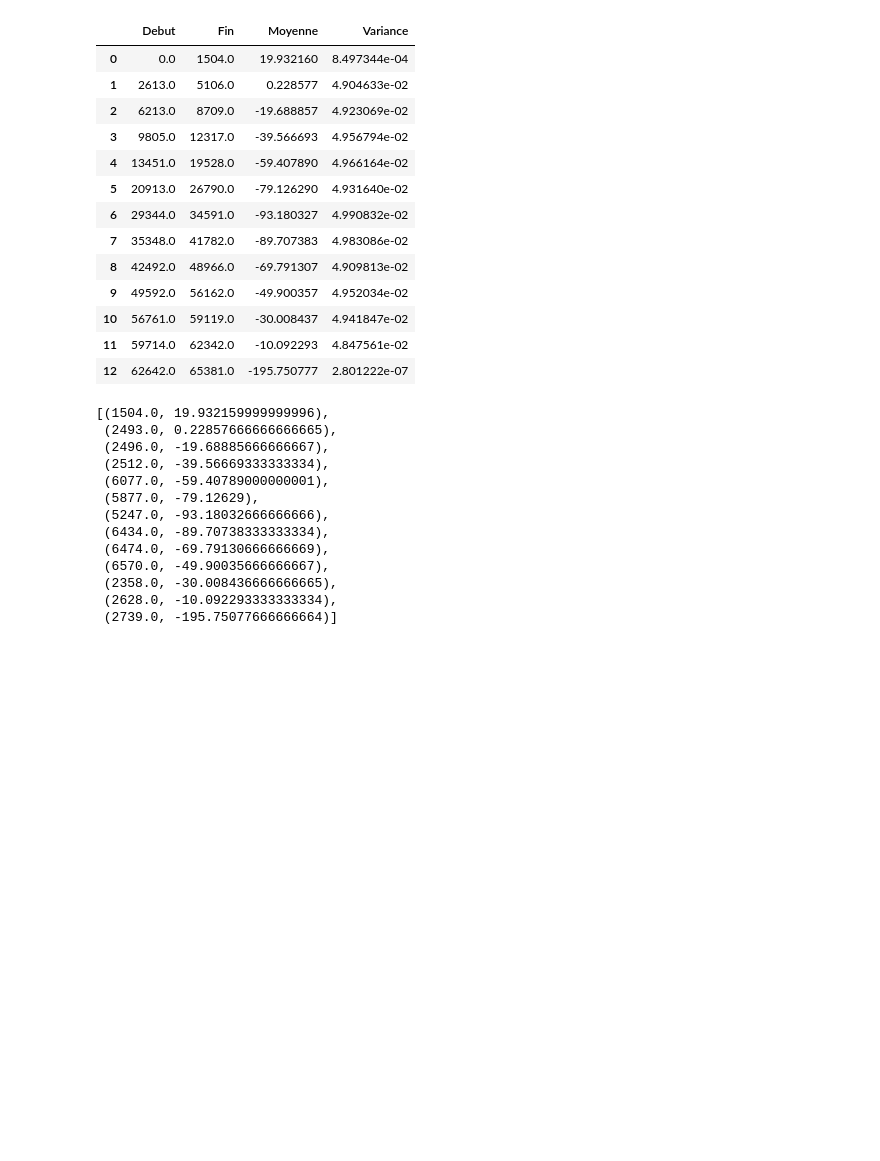
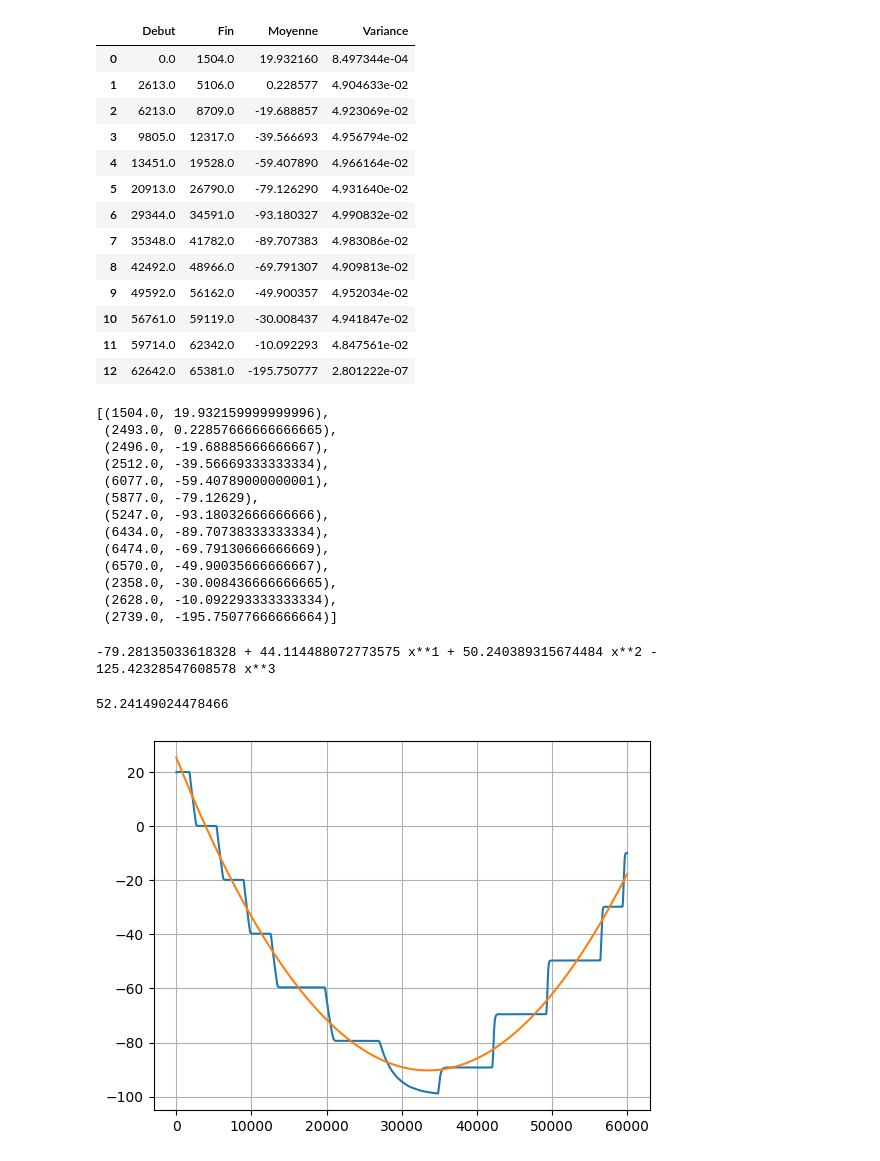
Before and after one commit to MatLD33/Projet-Info, a Jupyter notebook: lecture.ipynb, the cells around one changed output. Saved outputs shown, nothing was run; the diff lists cells and outputs as text; code cells hidden in the pictures; blank space fills up the shorter version.

Commit message:
Polynomial approximation

```diff
--- a/lecture.ipynb
+++ b/lecture.ipynb
@@ -132,3 +136,31 @@ stables_stage_list("Data\Calne.csv",precision=0.05,window_size=300)
  (2358.0, -30.008436666666665),
  (2628.0, -10.092293333333334),
  (2739.0, -195.75077666666664)]
+# %%
+def polynomial_interpolation(x, y, degree):
+    """Interpolate a polynomial of given degree through the given points.
+    """
+    poly = np.polynomial.polynomial.Polynomial.fit(x, y, degree)
+    return poly
+# %%
+x,name,y = create_data("Data\Calne.csv")
+p = polynomial_interpolation(x,y,3)
+print(p)
+p(2)
+# %% [output]
+-79.28135033618328 + 44.114488072773575 x**1 + 50.240389315674484 x**2 -
+125.42328547608578 x**3
+52.24149024478466
+# %%
+x,name,y = create_data("Data\Calne.csv")
+plt.figure()
+x_corrected = x[0:60000]
+y_corrected = y[0:60000]
+plt.plot(x_corrected,y_corrected)
+p = polynomial_interpolation(x_corrected,y_corrected,2)
+z = p(x_corrected)
+plt.plot(x_corrected,z)
+plt.grid()
+plt.show()
+# %% [output]
+[figure, added]
```
Also changed, not shown: parts of 4 cells of this notebook, 1 other file.
